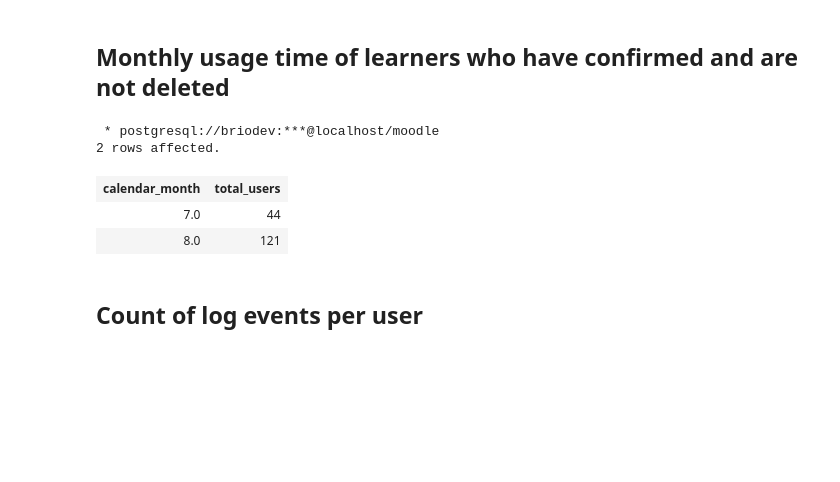
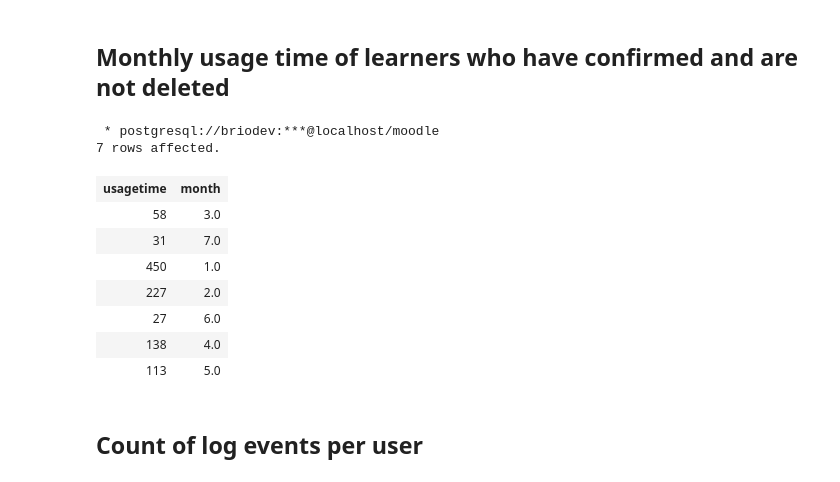
Before and after one commit to BrianOdhiambo/Education-Data-Log-Analysis, a Jupyter notebook: notebooks/Postgress_connect.ipynb, the cells around one changed output. Drawn from its saved outputs; the diff is of its cells as text; code cells hidden in the pictures; blank space fills up the shorter version.

```diff
--- a/notebooks/Postgress_connect.ipynb
+++ b/notebooks/Postgress_connect.ipynb
@@ -307,23 +310,21 @@ group by EXTRACT(HOUR FROM to_timestamp(timecreated));
 | 53 | 23.0 |
 # %% [markdown]
 ## Monthly usage time of learners who have confirmed and are not deleted
-# %%
-%%sql
-select extract(month from to_timestamp(mdl_stats_user_monthly.timeend)) as calendar_month,
-    count(distinct mdl_stats_user_monthly.userid) as total_users
-from mdl_stats_user_monthly
-    inner join mdl_role_assignments on mdl_stats_user_monthly.userid = mdl_role_assignments.userid
-    inner join mdl_context on mdl_role_assignments.contextid = mdl_context.id
-where mdl_stats_user_monthly.stattype = 'activity'
-    and mdl_stats_user_monthly.courseid <>1
-group by extract(month from to_timestamp(mdl_stats_user_monthly.timeend))
-order by extract(month from to_timestamp(mdl_stats_user_monthly.timeend))
-# %% [output]
- * postgresql://briodev:***@localhost/moodle
-2 rows affected.
-| calendar_month | total_users |
-| 7.0 | 44 |
-| 8.0 | 121 |
+# %%
+%%sql
+SELECT COUNT(lastaccess - firstaccess) AS usagetime, EXTRACT (MONTH FROM to_timestamp(firstaccess)) AS month
+FROM mdl_user WHERE confirmed = 1 AND deleted = 0 GROUP BY EXTRACT (MONTH FROM to_timestamp(firstaccess))
+# %% [output]
+ * postgresql://briodev:***@localhost/moodle
+7 rows affected.
+| usagetime | month |
+| 58 | 3.0 |
+| 31 | 7.0 |
+| 450 | 1.0 |
+| 227 | 2.0 |
+| 27 | 6.0 |
+| 138 | 4.0 |
+| 113 | 5.0 |
 # %% [markdown]
 ## Count of log events per user
 # %% [markdown]
```
Also changed, not shown: parts of 5 cells of this notebook.
